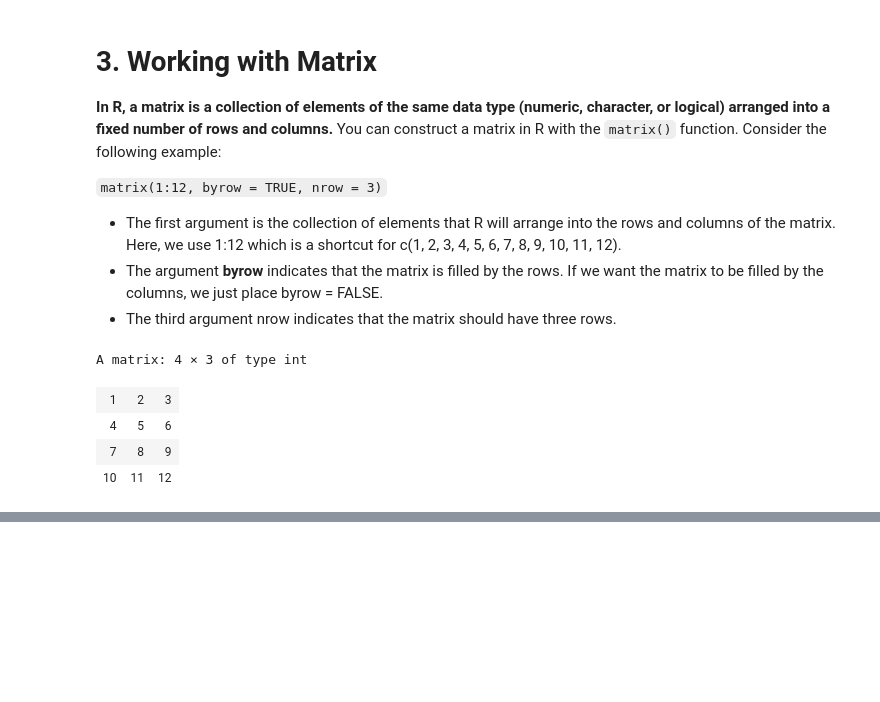
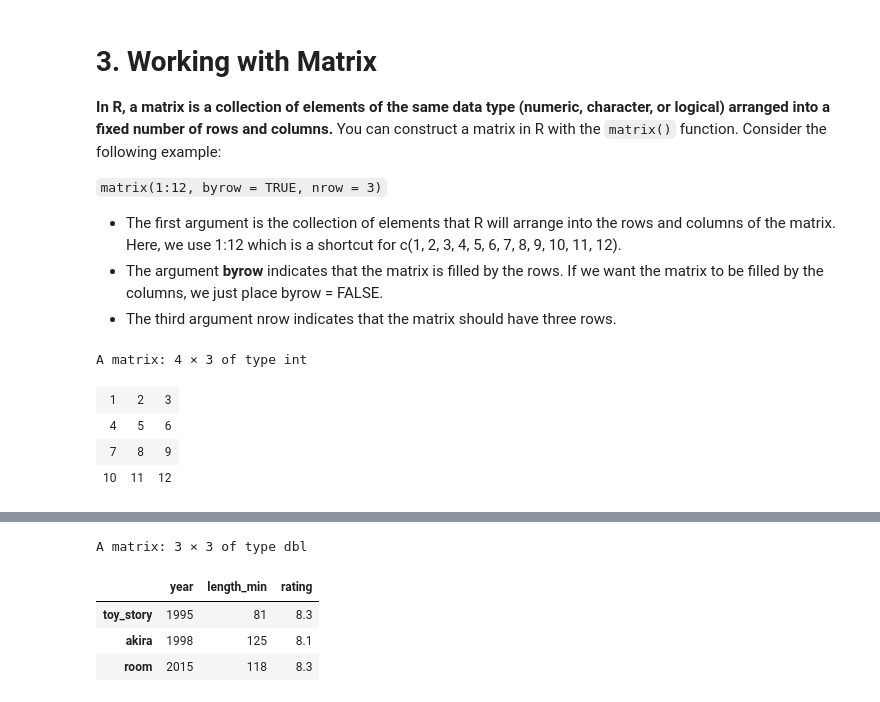
Before and after one commit to recervictory/LearingR, a Jupyter notebook: 01_Introducation_to_R.ipynb, the cells around one changed output, grey strips where cells are left out. Drawn from its saved outputs; the diff is of its cells as text; code cells hidden in the pictures; blank space fills up the shorter version.

```diff
--- a/01_Introducation_to_R.ipynb
+++ b/01_Introducation_to_R.ipynb
@@ -235,0 +257,10 @@ A matrix: 4 × 3 of type int
+# %%
+rownames(movies_matrix) <- c('toy_story','akira','room')
+colnames(movies_matrix) <- c('year','length_min','rating')
+movies_matrix
+# %% [output]
+A matrix: 3 × 3 of type dbl
+|  | year | length_min | rating |
+| toy_story | 1995 | 81 | 8.3 |
+| akira | 1998 | 125 | 8.1 |
+| room | 2015 | 118 | 8.3 |
```
Also changed, not shown: parts of 18 cells of this notebook.
